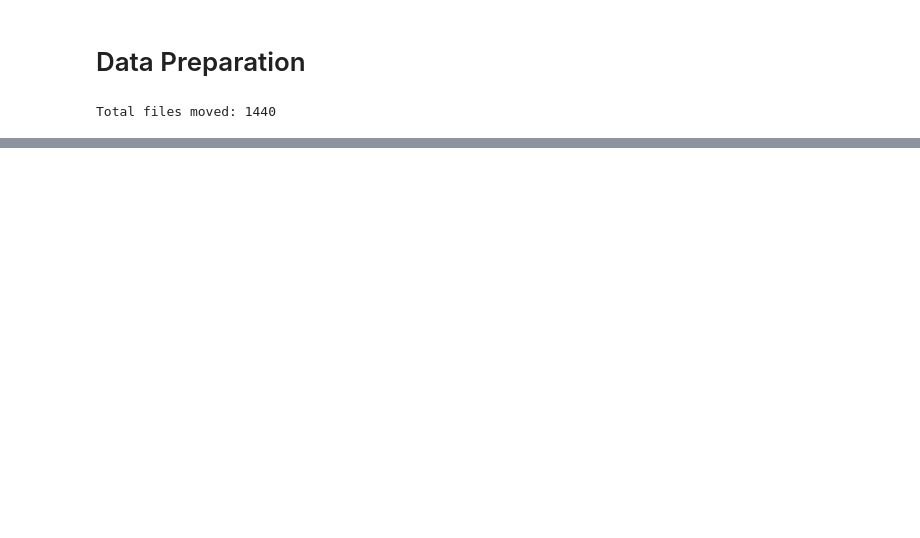
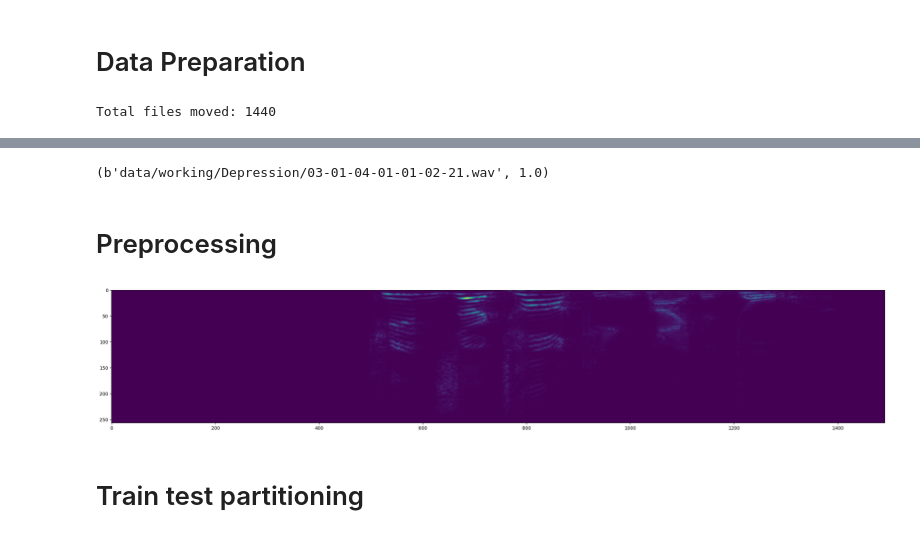
Before and after one commit to Saritakumari540/Depression-detection-by-audio, a Jupyter notebook: DepressionDetectionByAudio.ipynb, the cells around one changed output, grey strips where cells are left out. Saved outputs shown, nothing was run; the diff lists cells and outputs as text; code cells hidden in the pictures; blank space fills up the shorter version.

Commit message:
Preprocessing and train test partitioning

```diff
--- a/DepressionDetectionByAudio.ipynb
+++ b/DepressionDetectionByAudio.ipynb
@@ -75,0 +146,32 @@ Total files moved: 1440
+# %%
+positives = tf.data.Dataset.zip((pos, tf.data.Dataset.from_tensor_slices(tf.ones(len(pos)))))
+negatives = tf.data.Dataset.zip((neg, tf.data.Dataset.from_tensor_slices(tf.zeros(len(neg)))))
+data = positives.concatenate(negatives)
+# %%
+data.as_numpy_iterator().next()
+# %% [output]
+(b'data/working/Depression/03-01-04-01-01-02-21.wav', 1.0)
+# %% [markdown]
+# Preprocessing
+# %%
+def preprocess(file_path, label):
+    wav = load_wav_16k_mono(file_path)
+    wav = wav[:48000]
+    zero_padding = tf.zeros([48000] - tf.shape(wav), dtype=tf.float32)
+    wav = tf.concat([zero_padding, wav],0)
+    spectrogram = tf.signal.stft(wav, frame_length=320, frame_step=32)
+    spectrogram = tf.abs(spectrogram)
+    spectrogram = tf.expand_dims(spectrogram, axis=2)
+    return spectrogram, label
+# %%
+filepath, label = positives.shuffle(buffer_size=10000).as_numpy_iterator().next()
+# %%
+spectrogram, label = preprocess(filepath, label)
+# %%
+plt.figure(figsize=(30,20))
+plt.imshow(tf.transpose(spectrogram)[0])
+plt.show()
+# %% [output]
+[figure, added]
+# %% [markdown]
+# Train test partitioning
```
Also changed, not shown: parts of 20 cells of this notebook.
